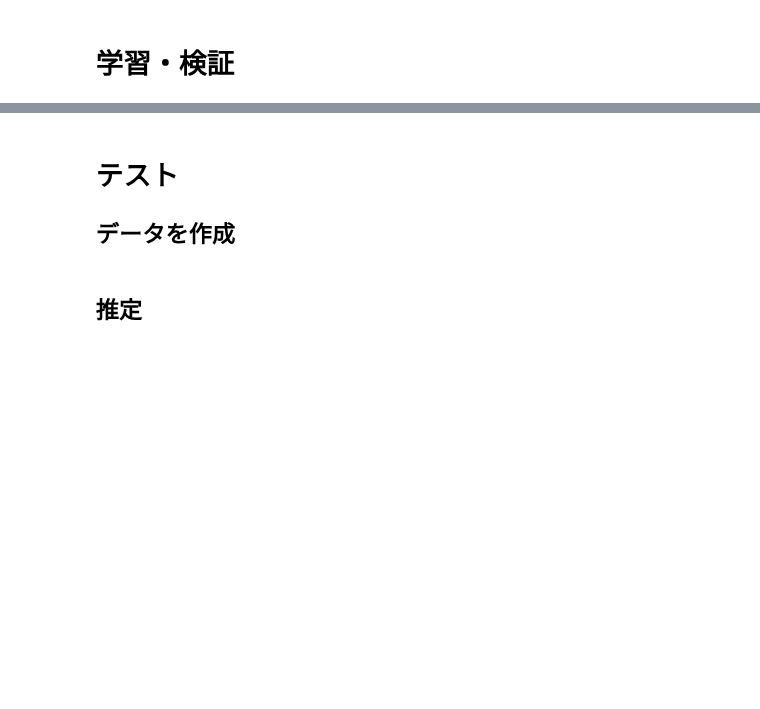
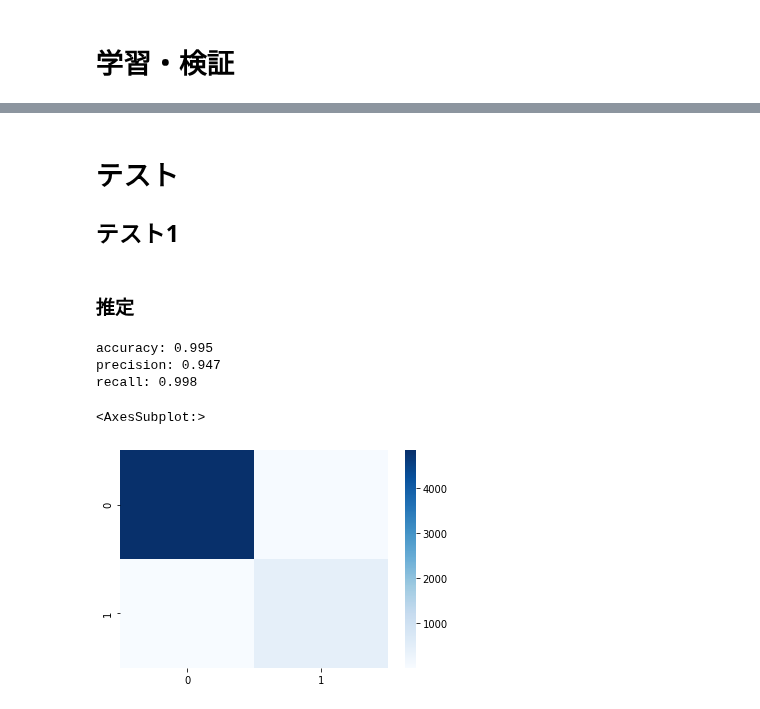
Before and after one commit to kojikojiprg/ova4gar, a Jupyter notebook: notebooks/ex0304/passing_ml.ipynb, the cells around one changed output, grey strips where cells are left out. Cells and saved outputs as stored; diff of their text form; code cells hidden in the pictures; blank space fills up the shorter version.

```diff
--- a/notebooks/ex0304/passing_ml.ipynb
+++ b/notebooks/ex0304/passing_ml.ipynb
@@ -201,5 +221,5 @@ for persons, x, y in zip(train_x_dict.keys(), train_x_dict.values(), train_y_dic
 # %% [markdown]
 # テスト
-## データを作成
+## テスト1
 # %%
 name_test1 = 'pass3'
@@ -264,5 +258,26 @@ for row in csv_data:
 # %% [markdown]
-## 推定
+### 推定
+# %%
+test_x1 = []
+test_y1 = []
+for x, y in zip(test_x_dict1.values(), test_y_dict1.values()):
+    test_x1 += x
+    test_y1 += y
+
+pred = svm.predict(test_x1)
+
+print('accuracy: {:.3f}'.format(accuracy_score(test_y1, pred)))
+print('precision: {:.3f}'.format(precision_score(test_y1, pred)))
+print('recall: {:.3f}'.format(recall_score(test_y1, pred)))
+
+cm = confusion_matrix(test_y1, pred)
+sns.heatmap(cm, cmap='Blues')
+# %% [output]
+accuracy: 0.995
+precision: 0.947
+recall: 0.998
+<AxesSubplot:>
+[figure, added]
 # %%
 # test1
 test1_pred = []
```
Also changed, not shown: parts of 24 cells of this notebook.
